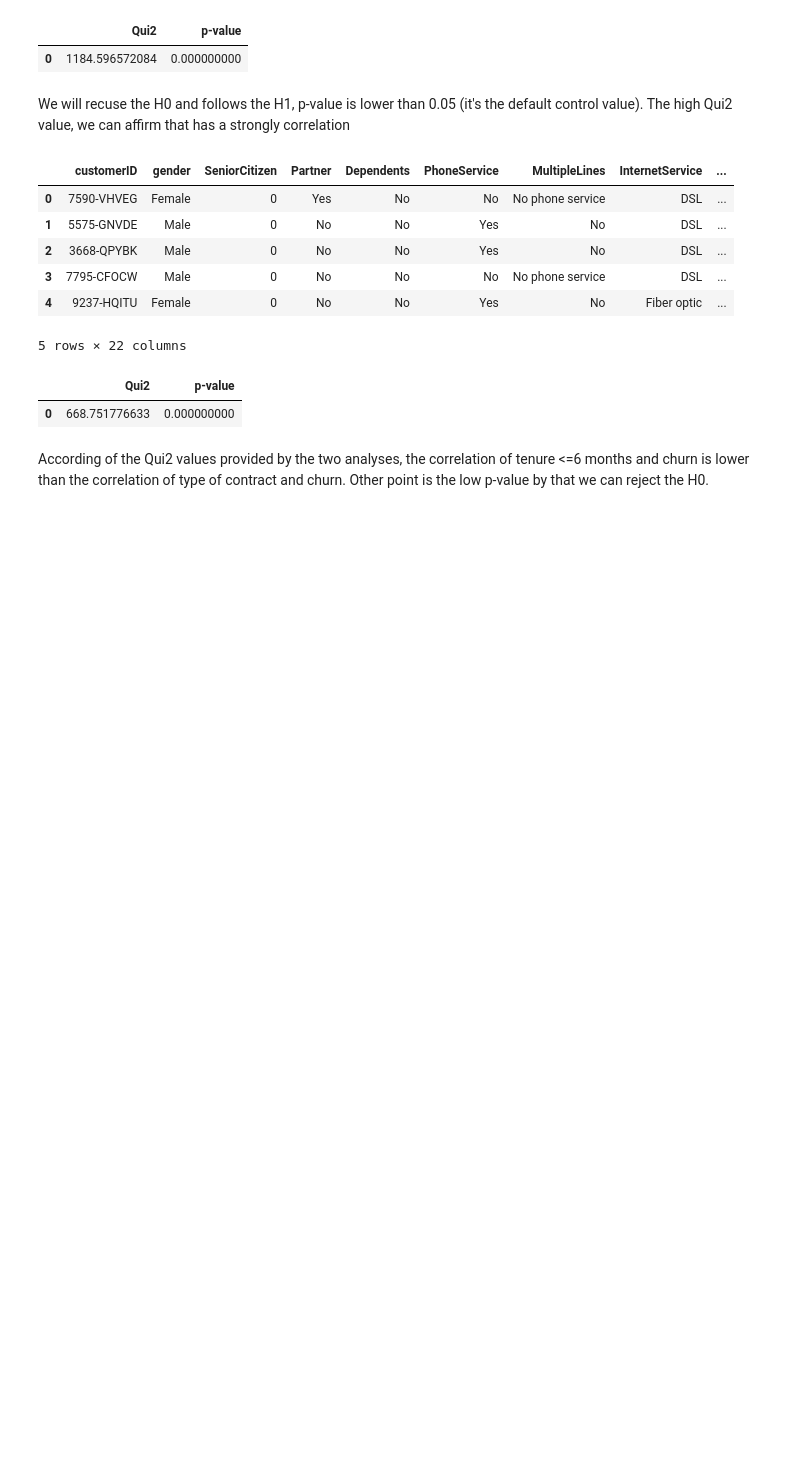
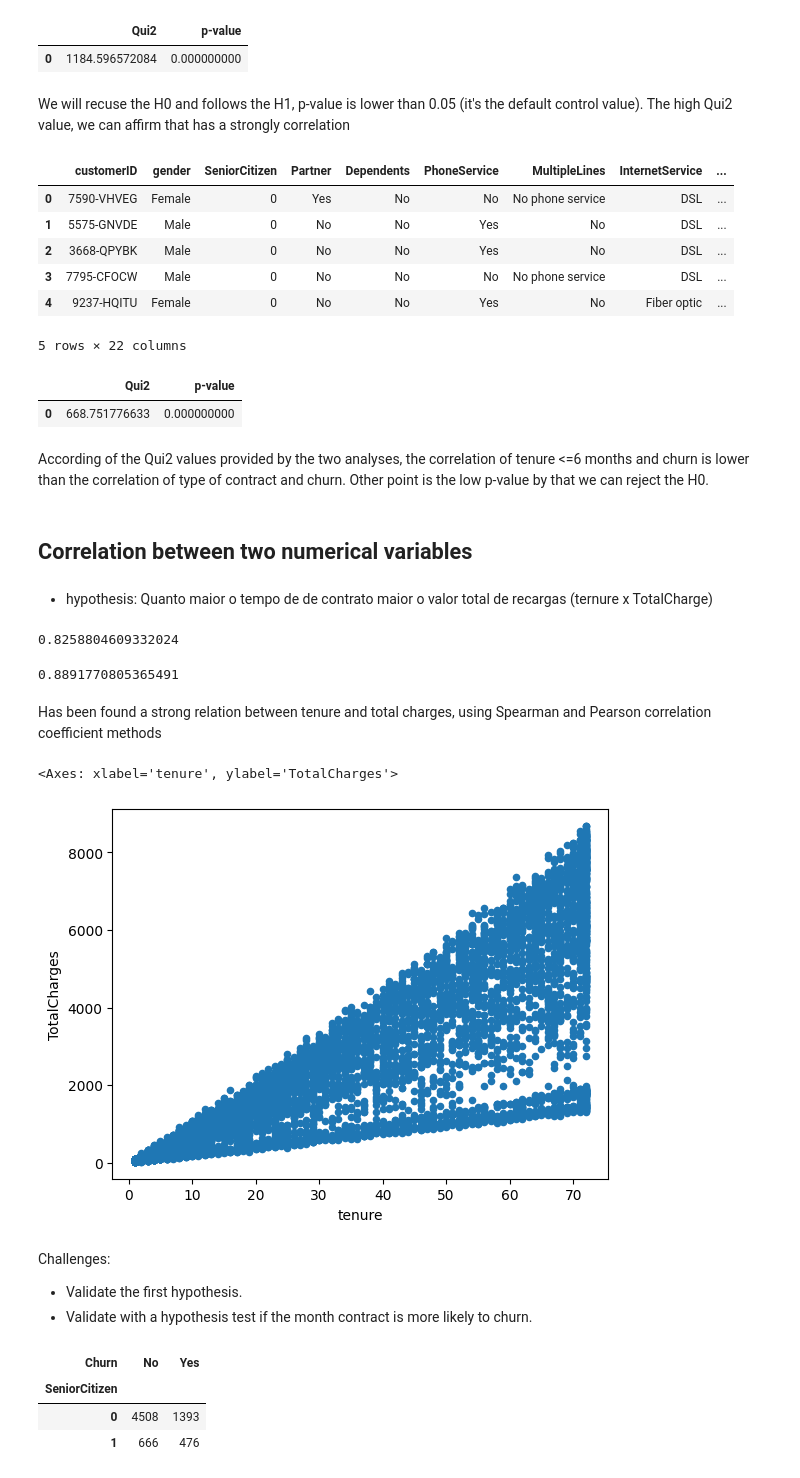
Before and after one commit to gjovs/rockeatseat_ia_track, a Jupyter notebook: eda/eda_churn.ipynb, the cells around one changed output. Saved outputs shown, nothing was run; the diff lists cells and outputs as text; code cells hidden in the pictures; blank space fills up the shorter version.

Commit message:
chore: finished previous relation, and starting the challenges

```diff
--- a/eda/eda_churn.ipynb
+++ b/eda/eda_churn.ipynb
@@ -847,3 +847,29 @@ df_chi_scores_churn_timeOfContractLessThan6Months
 | 0 | 668.751776633 | 0.000000000 |
 # %% [markdown]
 According of the Qui2 values provided by the two analyses, the correlation of tenure <=6 months and churn is lower than the correlation of type of contract and churn. Other point is the low p-value by that we can reject the H0.
+# %% [markdown]
+## Correlation between two numerical variables
+# %% [markdown]
+- hypothesis: Quanto maior o tempo de de contrato maior o valor total de recargas (ternure x TotalCharge)
+# %%
+# using the correlation coefficient of Pearson
+df_churn.tenure.corr(df_churn.TotalCharges)
+# %% [output]
+0.8258804609332024
+# %%
+# using the correlation coefficient of Spearman
+df_churn.tenure.corr(df_churn.TotalCharges, method='spearman')
+# %% [output]
+0.8891770805365491
+# %% [markdown]
+Has been found a strong relation between tenure and total charges, using Spearman and Pearson correlation coefficient methods
+# %%
+# Show plot Scatter between tenure and TotalCHarges
+df_churn.plot.scatter(x='tenure', y='TotalCharges')
+# %% [output]
+<Axes: xlabel='tenure', ylabel='TotalCharges'>
+[figure, added]
+# %% [markdown]
+Challenges:
+   - Validate the first hypothesis.
+   - Validate with a hypothesis test if the month contract is more likely to churn.
@@ -849,0 +880,7 @@ According of the Qui2 values provided by the two analyses, the correlation of te
+# %%
+df_senior_citizen_churn
+# %% [output]
+| Churn | No | Yes |
+| SeniorCitizen |  |  |
+| 0 | 4508 | 1393 |
+| 1 | 666 | 476 |
```
Also changed, not shown: parts of 6 cells of this notebook.
